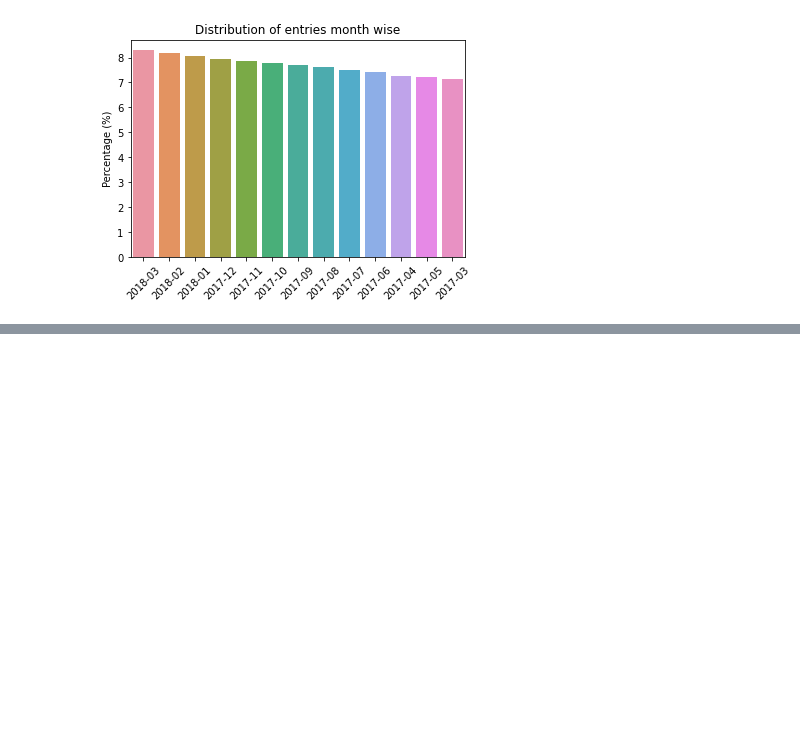
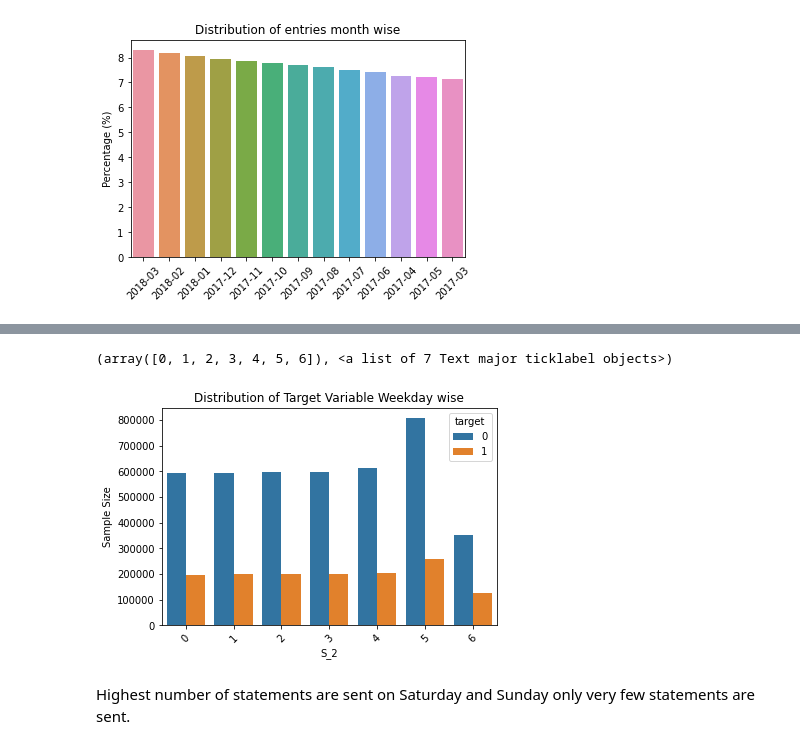
Before and after one commit to sankardevisharath/amex-default-prediction, a Jupyter notebook: notebooks/explore_columns.ipynb, the cells around one changed output, grey strips where cells are left out. Cells and saved outputs as stored; diff of their text form; code cells hidden in the pictures; blank space fills up the shorter version.

```diff
--- a/notebooks/explore_columns.ipynb
+++ b/notebooks/explore_columns.ipynb
@@ -199,0 +261,4 @@ plt.xticks(rotation=45)
+# %%
+stmt_dt_dist = cust_id_stmt_date_df.copy()
+stmt_dt_dist['S_2'] = cust_id_stmt_date_df.S_2.dt.dayofweek
+stmt_dt_dist.head()
@@ -199,0 +272,4 @@ plt.xticks(rotation=45)
+# %%
+month_target_grp = stmt_dt_dist.groupby(['S_2', 'target']).count()
+month_target_grp = month_target_grp.reset_index()
+month_target_grp
@@ -200,2 +292,13 @@ plt.xticks(rotation=45)
+# %%
+sns.barplot(x=month_target_grp.S_2,y=month_target_grp.customer_ID,
+                 hue=month_target_grp.target, data=month_target_grp)
+plt.title('Distribution of Target Variable Weekday wise')
+plt.ylabel('Sample Size')
+plt.xticks(rotation=45)
+# %% [output]
+(array([0, 1, 2, 3, 4, 5, 6]), <a list of 7 Text major ticklabel objects>)
+[figure, added]
+# %% [markdown]
+Highest number of statements are sent on Saturday and Sunday only very few statements are sent.
 # %%
   columns[columns==np.int64]
```
Also changed, not shown: parts of 15 cells of this notebook.
